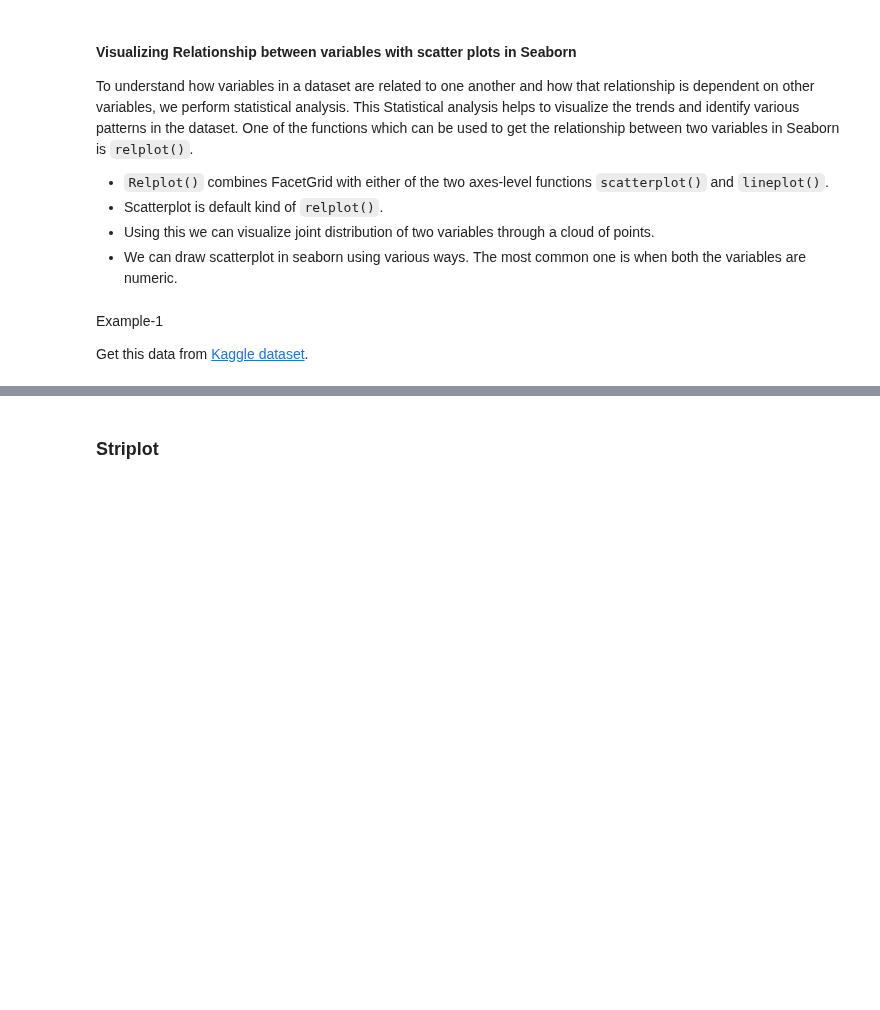
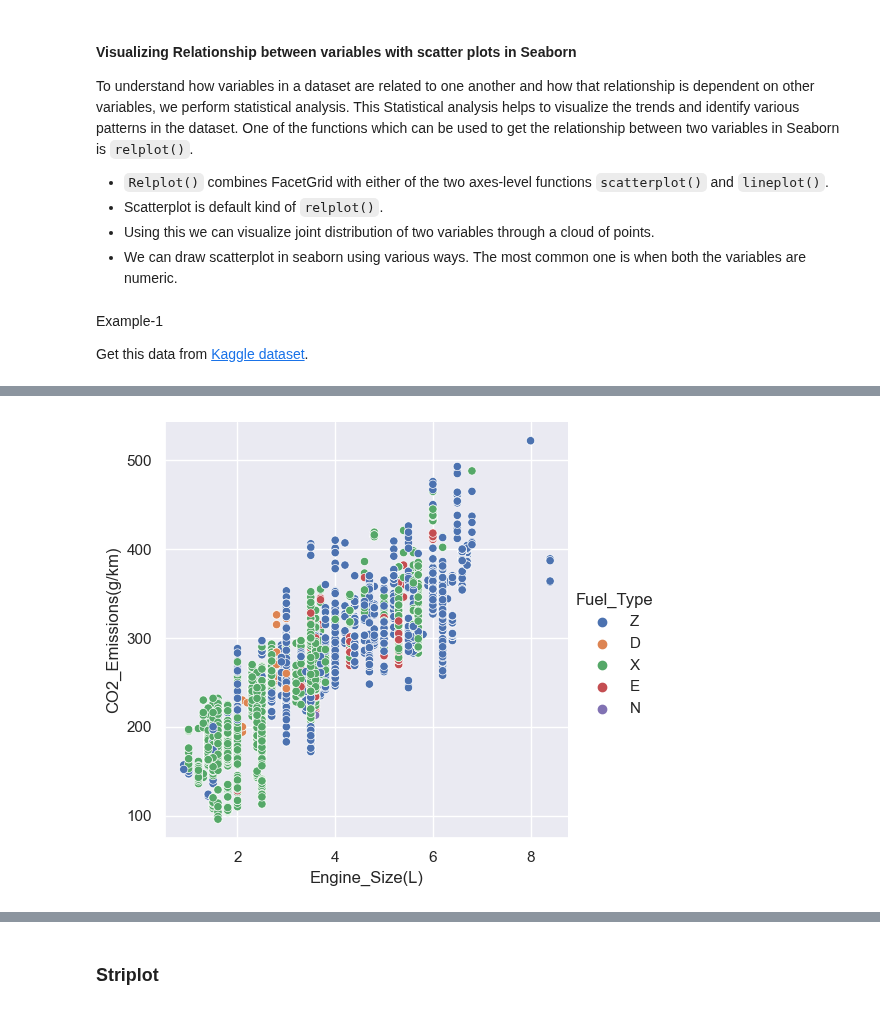
Before and after one commit to arunp77/Python-programming, a Jupyter notebook: Python-fundamental/Matplotlib.ipynb, the cells around one changed output, grey strips where cells are left out. Saved outputs shown, nothing was run; the diff lists cells and outputs as text; code cells hidden in the pictures; blank space fills up the shorter version.

```diff
--- a/Python-fundamental/Matplotlib.ipynb
+++ b/Python-fundamental/Matplotlib.ipynb
@@ -1561 +1570,12 @@ Vehicle_df = pd.read_csv('CO2_Emissions_Canada.csv')
+# %%
+# We can add visualize one more variable by adding another dimension to the plot.
+# This can be done by using “hue”, which colors the points of the third variable, thus adding a meaning to it.
+sns.relplot(x ="Engine_Size(L)",
+            y ="CO2_Emissions(g/km)",
+            hue = 'Fuel_Type',
+            data = Vehicle_df)
+
+plt.show()
+# %% [output]
+[figure, added]
 # %%
```
Also changed, not shown: parts of 8 cells of this notebook.
